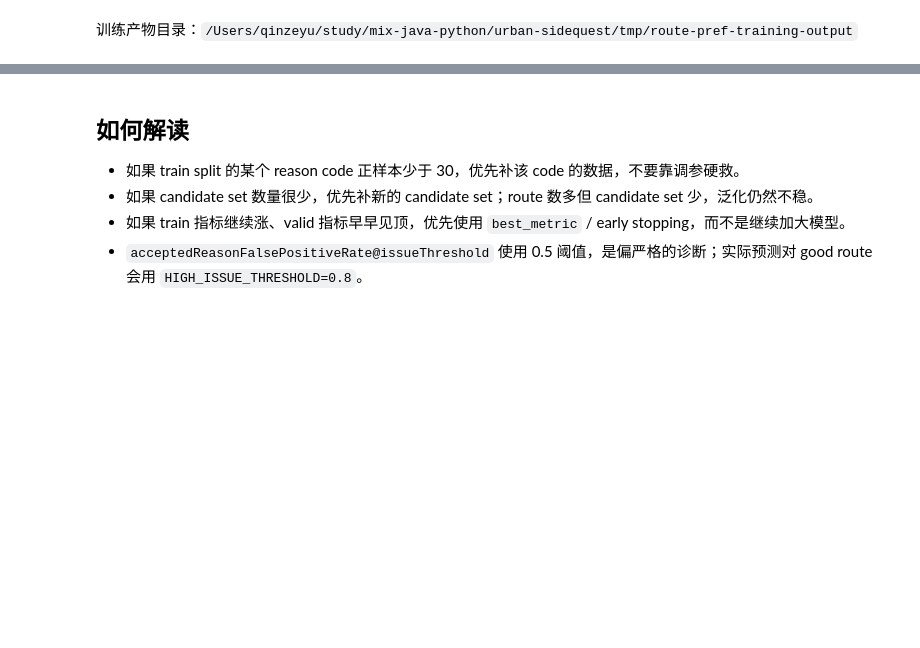
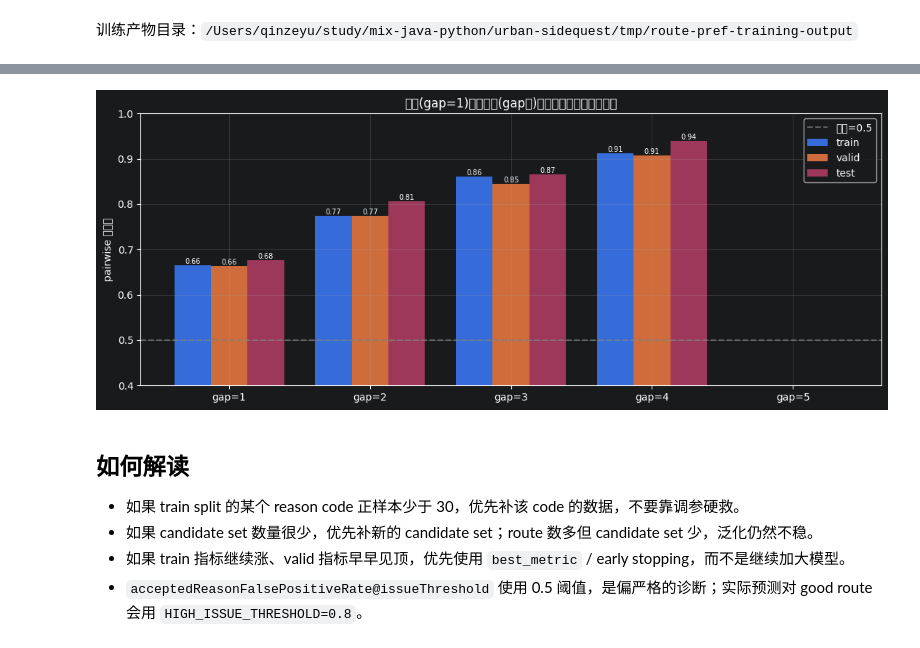
Before and after one commit to Lscrapider/urban-sidequest, a Jupyter notebook: ai-python/src/urban_sidequest_ai/models/route_preference/route_preference_data_diagnostics.ipynb, the cells around one changed output, grey strips where cells are left out. Drawn from its saved outputs; the diff is of its cells as text; code cells hidden in the pictures; blank space fills up the shorter version.

```diff
--- a/ai-python/src/urban_sidequest_ai/models/route_preference/route_preference_data_diagnostics.ipynb
+++ b/ai-python/src/urban_sidequest_ai/models/route_preference/route_preference_data_diagnostics.ipynb
@@ -501,0 +502,88 @@ else:
+# %%
+# 相邻名次排序诊断：按共识名次差 (gap) 分桶的 pairwise 准确率
+# gap = 同组两条路线在共识名次里的距离。gap=1 相邻（最难、最值钱），gap 越大越易分。
+def gap_bucketed_pairwise(groups_by_split, max_gap: int = 5):
+    checkpoint_path = OUTPUT_DIR / "route-preference.pt"
+    if not checkpoint_path.exists():
+        display(Markdown(f"没有找到当前模型：`{checkpoint_path}`"))
+        return None
+    checkpoint = torch.load(checkpoint_path, map_location="cpu")
+    model = RoutePreferenceModel(model_config_from_checkpoint(checkpoint))
+    model.load_state_dict(checkpoint["stateDict"])
+    model.eval()
+
+    device = torch.device("cpu")
+    stats = {sp: defaultdict(lambda: [0, 0]) for sp in groups_by_split}  # gap -> [correct, total]
+    overall = {sp: [0, 0] for sp in groups_by_split}
+    with torch.no_grad():
+        for split_name, split_groups in groups_by_split.items():
+            for group in split_groups:
+                batch = next(iter_batches((group,), 1, shuffle=False, seed=SEED, device=device))
+                if batch.pair_chosen_index.numel() == 0:
+                    continue
+                output = model(
+                    batch.stop_matrix,
+                    batch.segment_matrix,
+                    batch.route_derived_vector,
+                    batch.context_cross_vector,
+                    batch.intra_set_vector,
+                )
+                scores = output.route_preference_score
+                # 单组 batch：pair 索引即组内共识名次（items 已按共识名次排序），gap = |名次差|
+                for chosen_idx, rejected_idx in zip(
+                    batch.pair_chosen_index.tolist(), batch.pair_rejected_index.tolist()
+                ):
+                    correct = 1 if scores[chosen_idx] > scores[rejected_idx] else 0
+                    gap = abs(rejected_idx - chosen_idx)
+                    stats[split_name][gap][0] += correct
+                    stats[split_name][gap][1] += 1
+                    overall[split_name][0] += correct
+                    overall[split_name][1] += 1
+    return stats, overall, max_gap
+
+
+_gap_result = gap_bucketed_pairwise(SPLIT_GROUPS, max_gap=5)
+if _gap_result is not None:
+    gap_stats, gap_overall, MAX_GAP = _gap_result
+    gaps = list(range(1, MAX_GAP + 1))
+    splits_order = [name for name in ["train", "valid", "test"] if name in gap_stats]
+
+    table_rows = []
+    for split_name in splits_order:
+        row = {"split": split_name}
+        correct_total, total = gap_overall[split_name]
+        row["overall"] = round(correct_total / total, 4) if total else None
+        for gap in gaps:
+            correct, count = gap_stats[split_name].get(gap, [0, 0])
+            row[f"gap={gap}"] = f"{correct / count:.3f} (n={count})" if count else "—"
+        table_rows.append(row)
+    show_table(table_rows, "按共识名次差分桶的 pairwise 准确率（gap=1 最相邻、最难）")
+
+    fig, ax = plt.subplots(figsize=(11, 4.5))
+    width = 0.26
+    positions = list(range(len(gaps)))
+    for series_index, split_name in enumerate(splits_order):
+        accuracies = []
+        for gap in gaps:
+            correct, count = gap_stats[split_name].get(gap, [0, 0])
+            accuracies.append(correct / count if count else 0.0)
+        offsets = [pos + (series_index - (len(splits_order) - 1) / 2) * width for pos in positions]
+        bars = ax.bar(offsets, accuracies, width=width, label=split_name)
+        for rect, gap in zip(bars, gaps):
+            count = gap_stats[split_name].get(gap, [0, 0])[1]
+            if count:
+                ax.annotate(
+                    f"{rect.get_height():.2f}",
+                    (rect.get_x() + rect.get_width() / 2, rect.get_height()),
+                    ha="center", va="bottom", fontsize=7,
+                )
+    ax.axhline(0.5, color="gray", linestyle="--", alpha=0.7, label="随机=0.5")
+    ax.set_xticks(positions)
+    ax.set_xticklabels([f"gap={gap}" for gap in gaps])
+    ax.set_ylim(0.4, 1.0)
+    ax.set_ylabel("pairwise 准确率")
+    ax.set_title("相邻(gap=1)最难、远(gap大)易分；用于定位排序瓶颈")
+    ax.legend()
+    plt.tight_layout()
+    plt.show()
+# %% [output]
@@ -502,3 +595,4 @@ else:
+[figure, added]
 # %% [markdown]
 ## 如何解读
 
```
Also changed, not shown: parts of 8 cells of this notebook, 8 other files.
